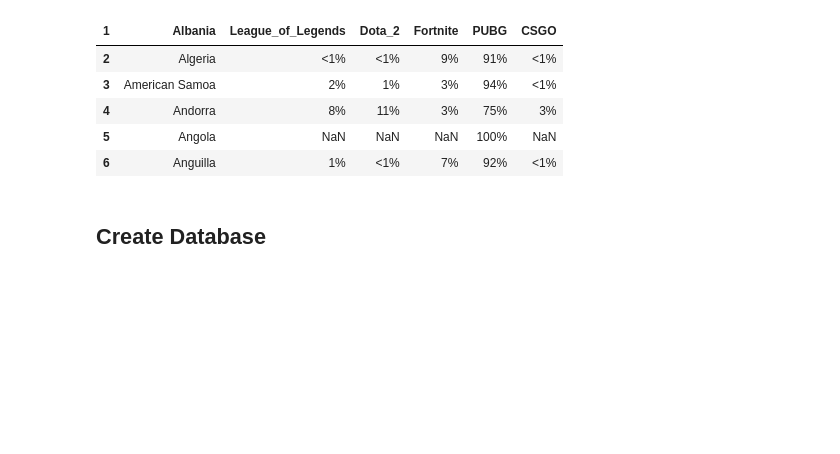
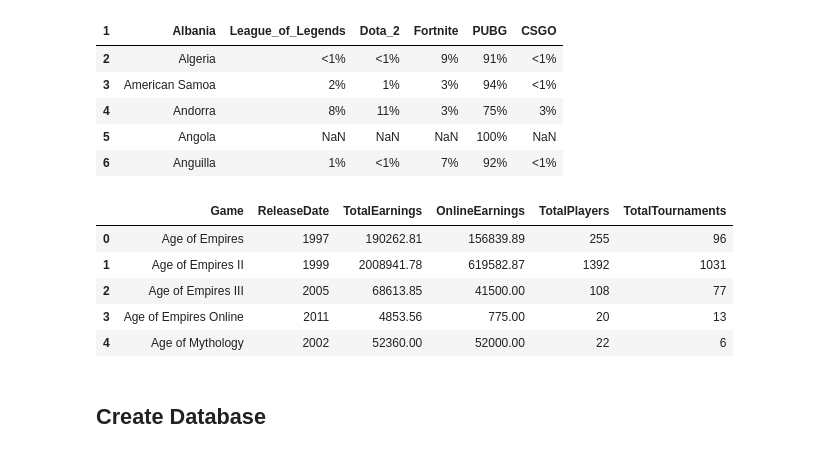
Before and after one commit to DuncanMPlate/esports_visualizations, a Jupyter notebook: init_database.ipynb, the cells around one changed output. Drawn from its saved outputs; the diff is of its cells as text; code cells hidden in the pictures; blank space fills up the shorter version.

```diff
--- a/init_database.ipynb
+++ b/init_database.ipynb
@@ -13,6 +13,8 @@ teams_path = os.path.join(os.getcwd(), "Resources", "highest_earning_teams.csv")
 players_path = os.path.join(os.getcwd(), "Resources", "highest_earning_players.csv")
 time_trends_path = os.path.join(os.getcwd(), "Resources", "time_trends.csv")
 trends_path = os.path.join(os.getcwd(), "Resources", "trend_map.csv")
+general_data_path = os.path.join(os.getcwd(), "Resources", "GeneralEsportData.csv")
+historical_data_path = os.path.join(os.getcwd(), "Resources", "HistoricalEsportData.csv")
 # %%
 # Read Files and Store Into Pandas Data Frame
 cont_code_df = pd.read_csv(cont_code_path)
@@ -20,6 +22,8 @@ teams_df = pd.read_csv(teams_path)
 players_df = pd.read_csv(players_path)
 time_trends_df = pd.read_csv(time_trends_path)
 trends_geo_df = pd.read_csv(trends_path)
+general_data_df = pd.read_csv(general_data_path, encoding='cp1252')
+historical_data_df = pd.read_csv(historical_data_path, encoding='cp1252')
 # %%
 ## Look at our data
 cont_code_df.head()
@@ -88,6 +92,16 @@ trends_geo_df.head()
 | 4 | Andorra | 8% | 11% | 3% | 75% | 3% |
 | 5 | Angola | NaN | NaN | NaN | 100% | NaN |
 | 6 | Anguilla | 1% | <1% | 7% | 92% | <1% |
+# %%
+
+general_data_df.drop(columns = ["Genre"]).head()
+# %% [output]
+|  | Game | ReleaseDate | TotalEarnings | OnlineEarnings | TotalPlayers | TotalTournaments |
+| 0 | Age of Empires | 1997 | 190262.81 | 156839.89 | 255 | 96 |
+| 1 | Age of Empires II | 1999 | 2008941.78 | 619582.87 | 1392 | 1031 |
+| 2 | Age of Empires III | 2005 | 68613.85 | 41500.00 | 108 | 77 |
+| 3 | Age of Empires Online | 2011 | 4853.56 | 775.00 | 20 | 13 |
+| 4 | Age of Mythology | 2002 | 52360.00 | 52000.00 | 22 | 6 |
 # %% [markdown]
 ## Create Database
 # %%
```
Also changed, not shown: parts of 3 cells of this notebook, 1 other file.
